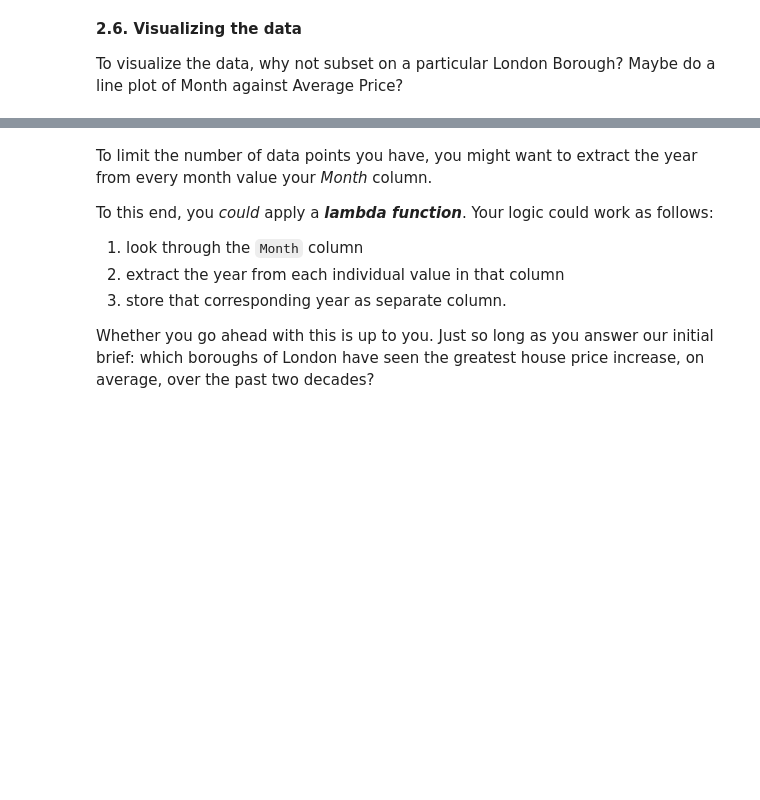
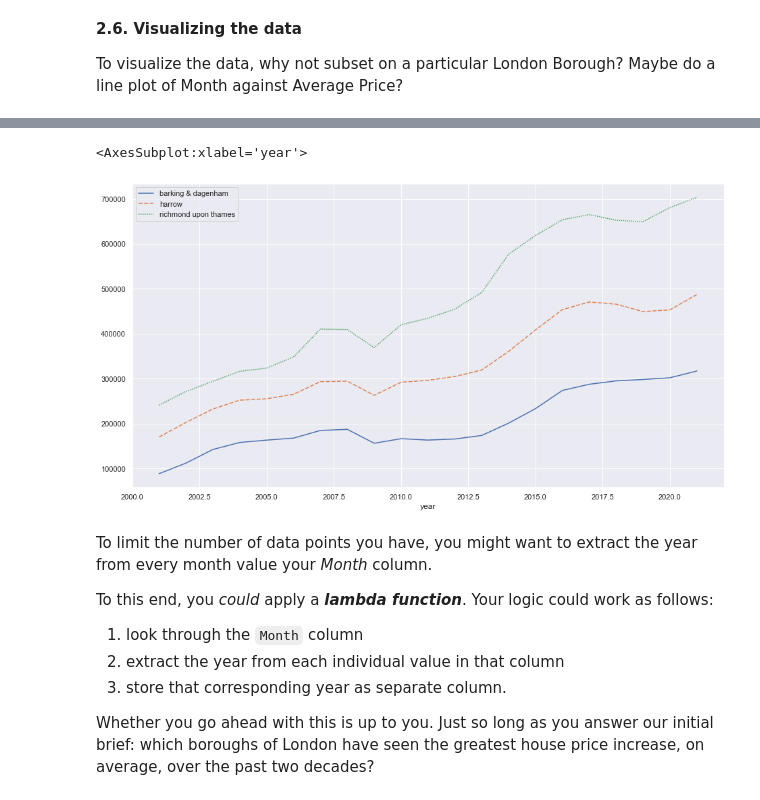
Before and after one commit to jcummingsutk/london_housing, a Jupyter notebook: london_housing.ipynb, the cells around one changed output, grey strips where cells are left out. Saved outputs shown, nothing was run; the diff lists cells and outputs as text; code cells hidden in the pictures; blank space fills up the shorter version.

```diff
--- a/london_housing.ipynb
+++ b/london_housing.ipynb
@@ -134,0 +362,7 @@ To visualize the data, why not subset on a particular London Borough? Maybe do a
+# %%
+# Just picking a couple boroughs
+boroughs_to_plot = ['barking & dagenham', 'harrow', 'richmond upon thames']
+# %%
+# Select the data for our boroughs and unstack the indices for easier plotting
+to_plot = properties_by_year[properties_by_year['borough'].isin(boroughs_to_plot)]
+to_plot.head()
@@ -134,0 +376,4 @@ To visualize the data, why not subset on a particular London Borough? Maybe do a
+# %%
+# I want year to be the index, and I want to unmelt this so that the columns are the boroughs, for easier plotting
+to_plot = to_plot.set_index(['year','borough']).unstack()
+to_plot.head()
@@ -134,0 +389,4 @@ To visualize the data, why not subset on a particular London Borough? Maybe do a
+# %%
+# removing multiindex
+to_plot.columns = [i[1] for i in to_plot.columns]
+to_plot.head()
@@ -135,3 +401,11 @@ To visualize the data, why not subset on a particular London Borough? Maybe do a
+# %%
+# Check out the 2009 housing crash!
+import seaborn as sns
+sns.set(rc={'figure.figsize':(15.7,8.27)})
+sns.lineplot(data = to_plot)
+# %% [output]
+<AxesSubplot:xlabel='year'>
+[figure, added]
 # %% [markdown]
 To limit the number of data points you have, you might want to extract the year from every month value your *Month* column.
 
```
Also changed, not shown: parts of 40 cells of this notebook, 1 other file.
